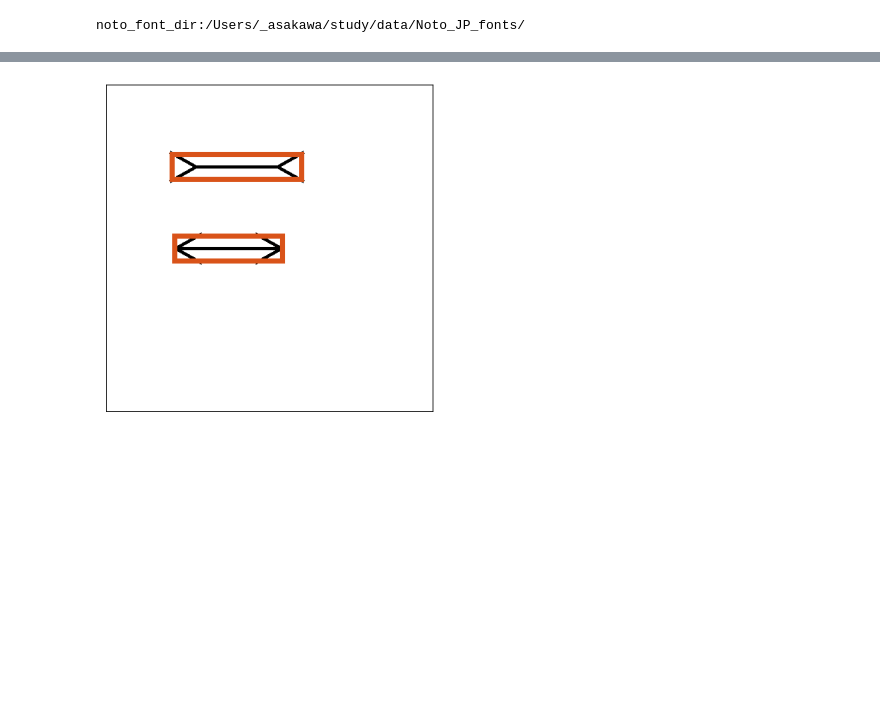
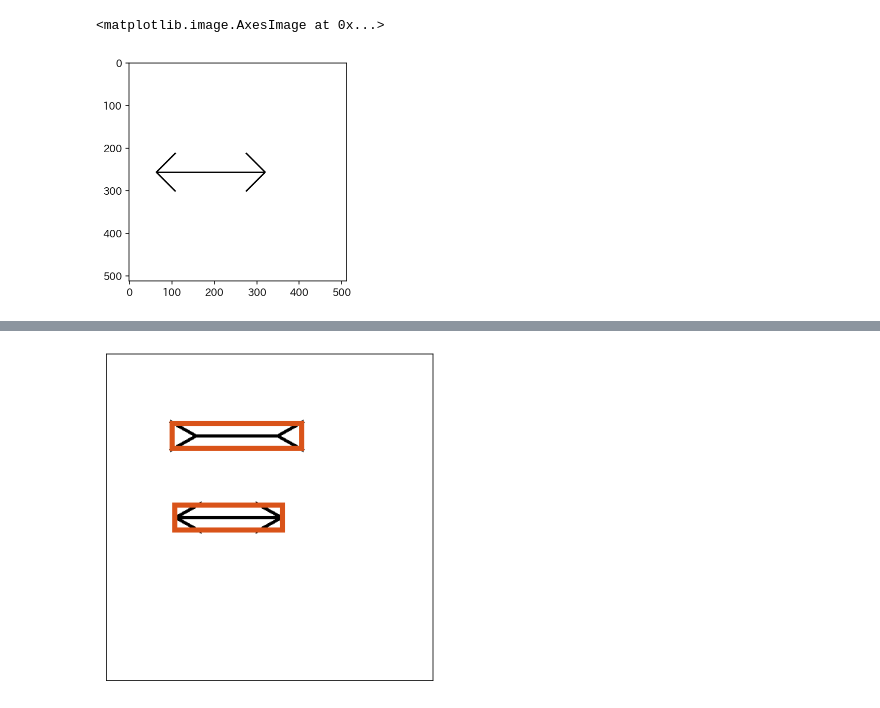
Before and after one commit to komazawa-deep-learning/komazawa-deep-learning.github.io, a Jupyter notebook: 2022notebooks/2022_0616muller_lyer_demo.ipynb, the cells around one changed output, grey strips where cells are left out. Saved outputs shown, nothing was run; the diff lists cells and outputs as text; code cells hidden in the pictures; blank space fills up the shorter version.

```diff
--- a/2022notebooks/2022_0616muller_lyer_demo.ipynb
+++ b/2022notebooks/2022_0616muller_lyer_demo.ipynb
@@ -22,6 +43,5 @@ print(f'このコードを実行しているファイル名:{notebook_fname}\n',
 # %%
 %matplotlib inline
-%config InlineBackend.figure_format = 'retina'
 import typing
 import os
 import random
@@ -29,39 +49,12 @@ import numpy as np
 from glob import glob
 
 import matplotlib.pyplot as plt
-#import matplotlib.patches as patches
 import japanize_matplotlib
 
 import PIL
 from PIL import Image
 from PIL import ImageDraw
 from PIL import ImageFont
-
-import platform
-HOSTNAME = platform.node().split('.')[0]
-if HOSTNAME == 'Sinope':
-    HOME = '/Users/_asakawa'
-else:
-    HOME = '/Users/asakawa'
-noto_font_dir = os.path.join(HOME, 'study/data/Noto_JP_fonts/')
-
-if isColab:
-    !mkdir Noto_JP_fonts
-    !wget https://noto-website-2.storage.googleapis.com/pkgs/NotoSerifJP.zip
-    !wget https://noto-website-2.storage.googleapis.com/pkgs/NotoSansJP.zip
-    !unzip NotoSerifJP.zip -d Noto_JP_fonts
-    !unzip -o NotoSansJP.zip -d Noto_JP_fonts  # `-o` means overwrite
-    #!mv Noto_JP_fonts bit
-    noto_font_dir = 'Noto_JP_fonts'
-
-print(f'noto_font_dir:{noto_font_dir}')
-notofonts_fnames = glob(os.path.join(noto_font_dir,'*otf'))
-
-notofonts = {fname.split('/')[-1].split('.')[0]:{'fname':fname} for fname in notofonts_fnames}
-for fontname in notofonts.keys():
-    notofonts[fontname]['data'] = ImageFont.truetype(notofonts[fontname]['fname'])
-# %% [output]
-noto_font_dir:/Users/_asakawa/study/data/Noto_JP_fonts/
 # %%
 float_COLORS = [[0.000, 0.447, 0.741], [0.850, 0.325, 0.098], [0.929, 0.694, 0.125],
                 [0.494, 0.184, 0.556], [0.466, 0.674, 0.188], [0.301, 0.745, 0.933]]
@@ -228,6 +226,23 @@ def draw_dual_muller_lyers(draw:PIL.ImageDraw.ImageDraw=None,
     if (y_offset == 0):
         bboxes = merge_bboxes(bboxes)
     return draw, bboxes
+# %%
+img, draw = make_a_canvas()
+draw, bboxes = draw_dual_muller_lyers(draw=draw,)
+                                      # theta=rad,
+                                      # x_offset=128,
+                                      # x0=100, y0=256,
+                                      # fin_length=48,
+                                      # _width=9,
+                                      # _length=128,
+                                      # _len_p = 0.5,
+                                      # #_width=5, _length=128,
+                                      # verbose=False)
+
+plt.imshow(img)
+# %% [output]
+<matplotlib.image.AxesImage at 0x...>
+[figure, added]
 # %%
 img, draw = make_a_canvas()
 rad = np.pi / 4
```
Also changed, not shown: parts of 3 cells of this notebook, 6 other files.
